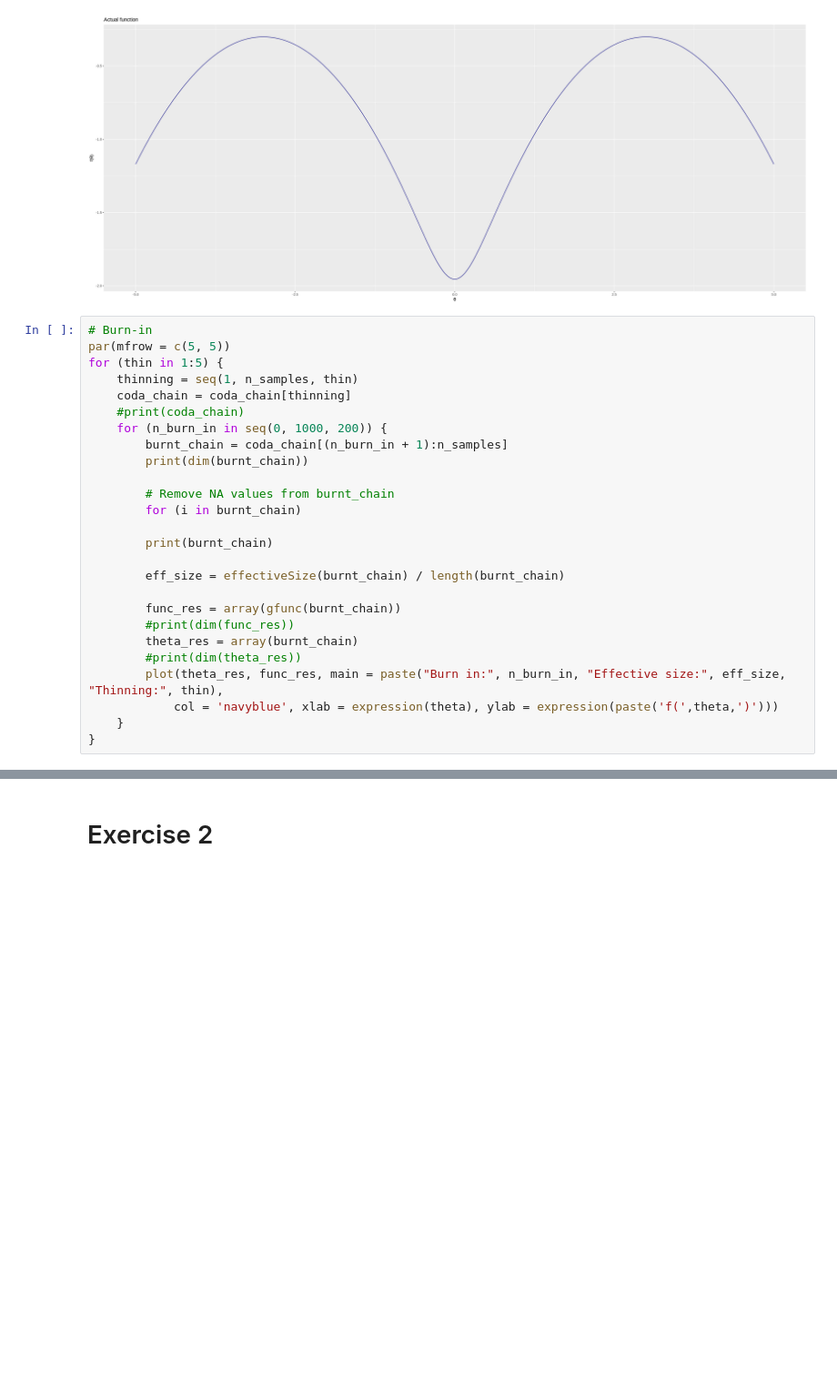
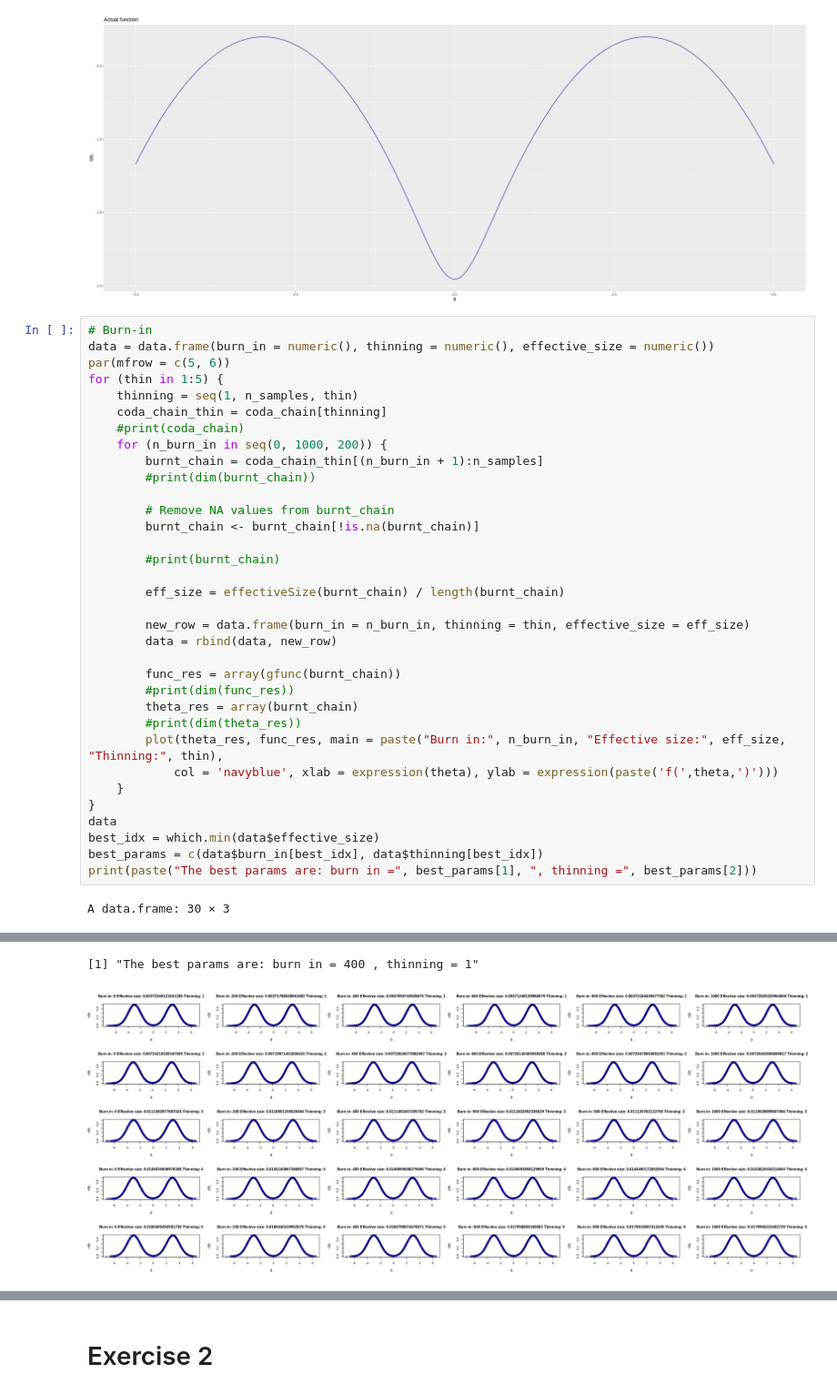
Before and after one commit to pietromalagoli/asp, a Jupyter notebook: code/lab05/Malagoli_Pietro_RLab05.ipynb, the cells around one changed output, grey strips where cells are left out. Shown at 91% size. Saved outputs shown, nothing was run; the diff lists cells and outputs as text; blank space fills up the shorter version.

```diff
--- a/code/lab05/Malagoli_Pietro_RLab05.ipynb
+++ b/code/lab05/Malagoli_Pietro_RLab05.ipynb
@@ -151,21 +151,25 @@ for (theta in seq(-5, 5, 1)) {
 [figure]
 # %%
 # Burn-in
-par(mfrow = c(5, 5))
+data = data.frame(burn_in = numeric(), thinning = numeric(), effective_size = numeric())
+par(mfrow = c(5, 6))
 for (thin in 1:5) {
     thinning = seq(1, n_samples, thin)
-    coda_chain = coda_chain[thinning]
+    coda_chain_thin = coda_chain[thinning]
     #print(coda_chain)
     for (n_burn_in in seq(0, 1000, 200)) {
-        burnt_chain = coda_chain[(n_burn_in + 1):n_samples]
-        print(dim(burnt_chain))
+        burnt_chain = coda_chain_thin[(n_burn_in + 1):n_samples]
+        #print(dim(burnt_chain))
 
         # Remove NA values from burnt_chain
-        for (i in burnt_chain)
+        burnt_chain <- burnt_chain[!is.na(burnt_chain)]
 
-        print(burnt_chain)
+        #print(burnt_chain)
 
         eff_size = effectiveSize(burnt_chain) / length(burnt_chain)
+
+        new_row = data.frame(burn_in = n_burn_in, thinning = thin, effective_size = eff_size)
+        data = rbind(data, new_row)
 
         func_res = array(gfunc(burnt_chain))
         #print(dim(func_res))
@@ -175,3 +179,9 @@ for (thin in 1:5) {
             col = 'navyblue', xlab = expression(theta), ylab = expression(paste('f(',theta,')')))
     }
 }
+data
+best_idx = which.min(data$effective_size)
+best_params = c(data$burn_in[best_idx], data$thinning[best_idx])
+print(paste("The best params are: burn in =", best_params[1], ", thinning =", best_params[2]))
+# %% [output]
+A data.frame: 30 × 3
@@ -178,3 +206,5 @@ for (thin in 1:5) {
+[1] "The best params are: burn in = 400 , thinning = 1"
+[figure, added]
 # %%
 a = c(0,1,2,3,4,5)
 b = a[5:6]
```
Also changed, not shown: parts of 4 cells of this notebook.
